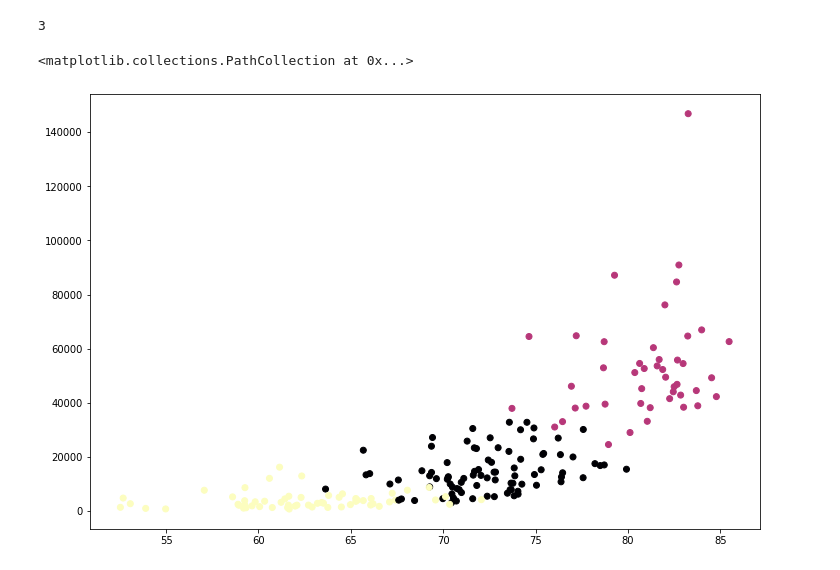
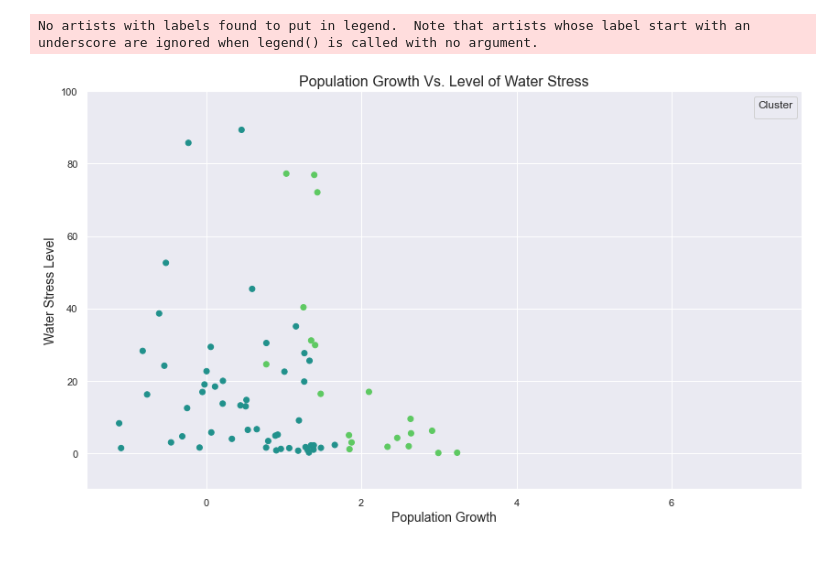
Before and after one commit to MShoaibManzoor/ADS-Assignment-3, a Jupyter notebook: Batch_test.ipynb, the cells around one changed output. Drawn from its saved outputs; the diff is of its cells as text; code cells hidden in the pictures.

Commit message:
Flow established, producing curve fit and poster.

```diff
--- a/Batch_test.ipynb
+++ b/Batch_test.ipynb
@@ -55,0 +75,4 @@ array([[1.66200837, 1.01693756, 2.14460542],
+# %%
+test.drop(['AG.LND.IRIG.AG.ZS', 'SH.STA.HYGN.ZS'], axis=1, inplace=True)
+# %%
+test.dropna(inplace=True)
@@ -56,15 +92,42 @@ array([[1.66200837, 1.01693756, 2.14460542],
 # %%
-clusters = 3
-kmeans = KMeans(n_clusters=clusters, random_state=101, n_init=10)
-dataframe['Cluster'] = kmeans.fit_predict(features_scaled)
+feats_scaled = scaler.fit_transform(agroXwithdrawl)
+
+n_clusters = 3
+
+kmeans = KMeans(n_clusters=n_clusters, n_init=10)
+test['axw_cluster'] = kmeans.fit_predict(feats_scaled)
-# %%
-dataframe['Cluster'].nunique()
-# %% [output]
-3
-# %%
-fig = plt.figure(figsize=(12, 8))
-
-plt.scatter(dataframe['Life expectancy (Years)'], dataframe['GNI per capita (PPP $)'], c=dataframe['Cluster'], cmap='magma')
-# %% [output]
-<matplotlib.collections.PathCollection at 0x...>
-[figure, removed]
+# %%
+feats_scaled = scaler.fit_transform(stressXprecip)
+
+n_clusters = 3
+
+kmeans = KMeans(n_clusters=n_clusters, n_init=10)
+test['sXp_cluster'] = kmeans.fit_predict(feats_scaled)
+# %%
+sns.set(style='darkgrid')
+
+
+fig, ax = plt.subplots(figsize=(14, 8))
+
+ax.scatter(
+    x=test['SP.POP.GROW'],
+    y=test['ER.H2O.FWTL.ZS'],
+    c=test['pxs_cluster'],
+    cmap='viridis',
+    vmin=-1,
+    vmax=3
+)
+
+
+plt.title('Population Growth Vs. Level of Water Stress', fontsize=16)
+plt.xlabel('Population Growth', fontsize=14)
+plt.ylabel('Water Stress Level', fontsize=14)
+plt.ylim(-10, 100)
+
+
+legend = ax.legend(title='Cluster', loc='upper right')
+
+plt.show()
+# %% [output]
+No artists with labels found to put in legend.  Note that artists whose label start with an underscore are ignored when legend() is called with no argument.
+[figure, added]
```
Also changed, not shown: parts of 18 cells of this notebook, 4 other files.
